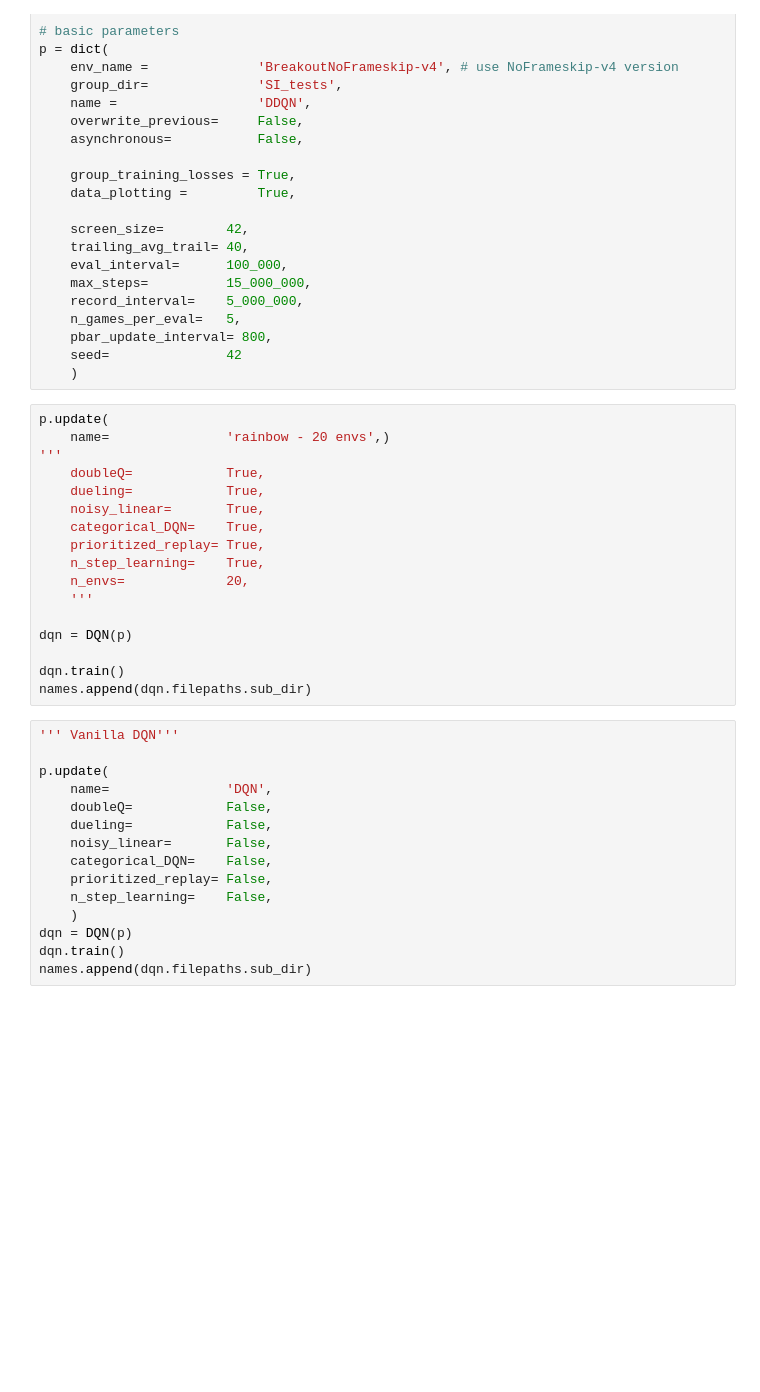
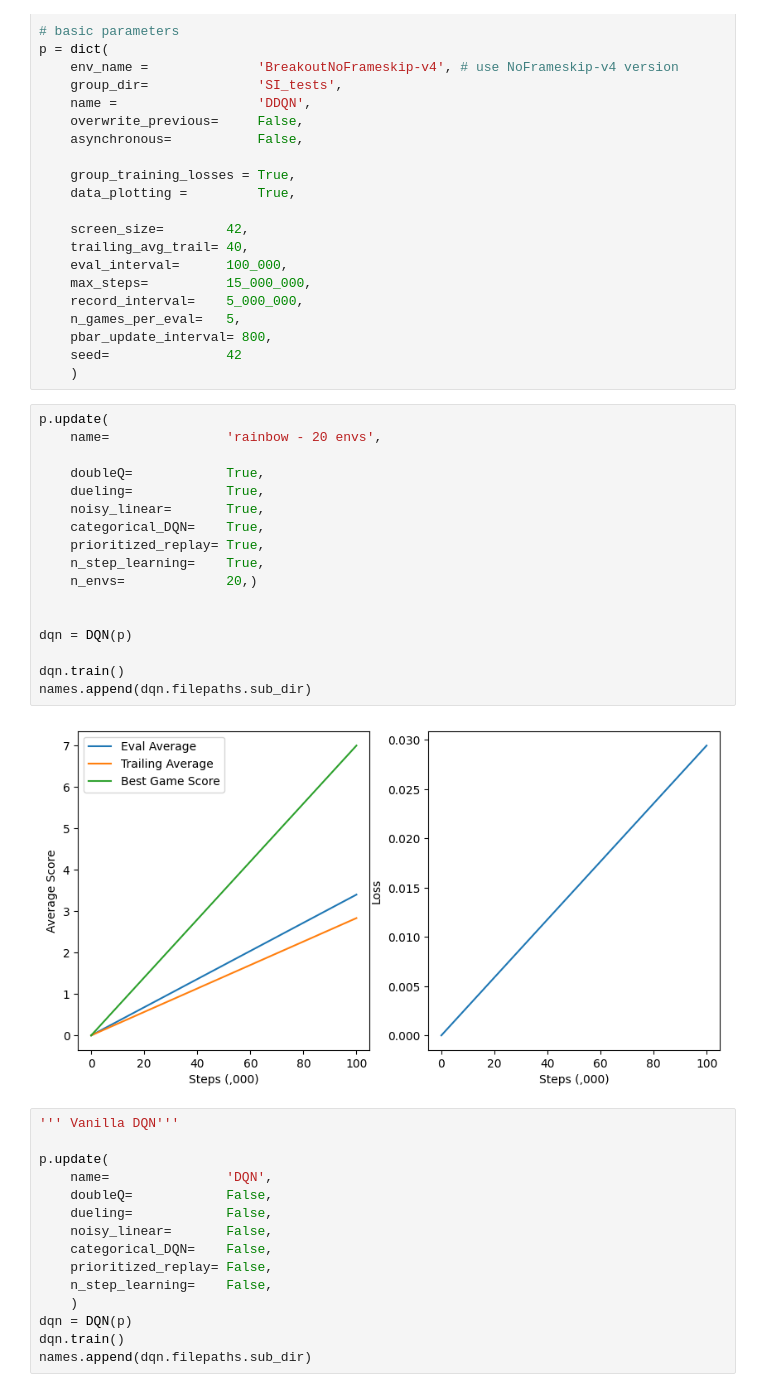
Before and after one commit to peterlasky/Rainbow_DQN, a Jupyter notebook: example.ipynb, the cells around one changed output. Saved outputs shown, nothing was run; the diff lists cells and outputs as text; blank space fills up the shorter version.

```diff
--- a/example.ipynb
+++ b/example.ipynb
@@ -27,21 +27,23 @@ p = dict(
     )
 # %%
 p.update(
-    name=               'rainbow - 20 envs',)
-'''
+    name=               'rainbow - 20 envs',
+
     doubleQ=            True,
     dueling=            True,
     noisy_linear=       True,
     categorical_DQN=    True,
     prioritized_replay= True,
     n_step_learning=    True,
-    n_envs=             20,
-    '''
+    n_envs=             20,)
+
 
 dqn = DQN(p)
 
 dqn.train()
 names.append(dqn.filepaths.sub_dir)
+# %% [output]
+[figure, added]
 # %%
 ''' Vanilla DQN'''
 
```
Also changed, not shown: 15 other files.
